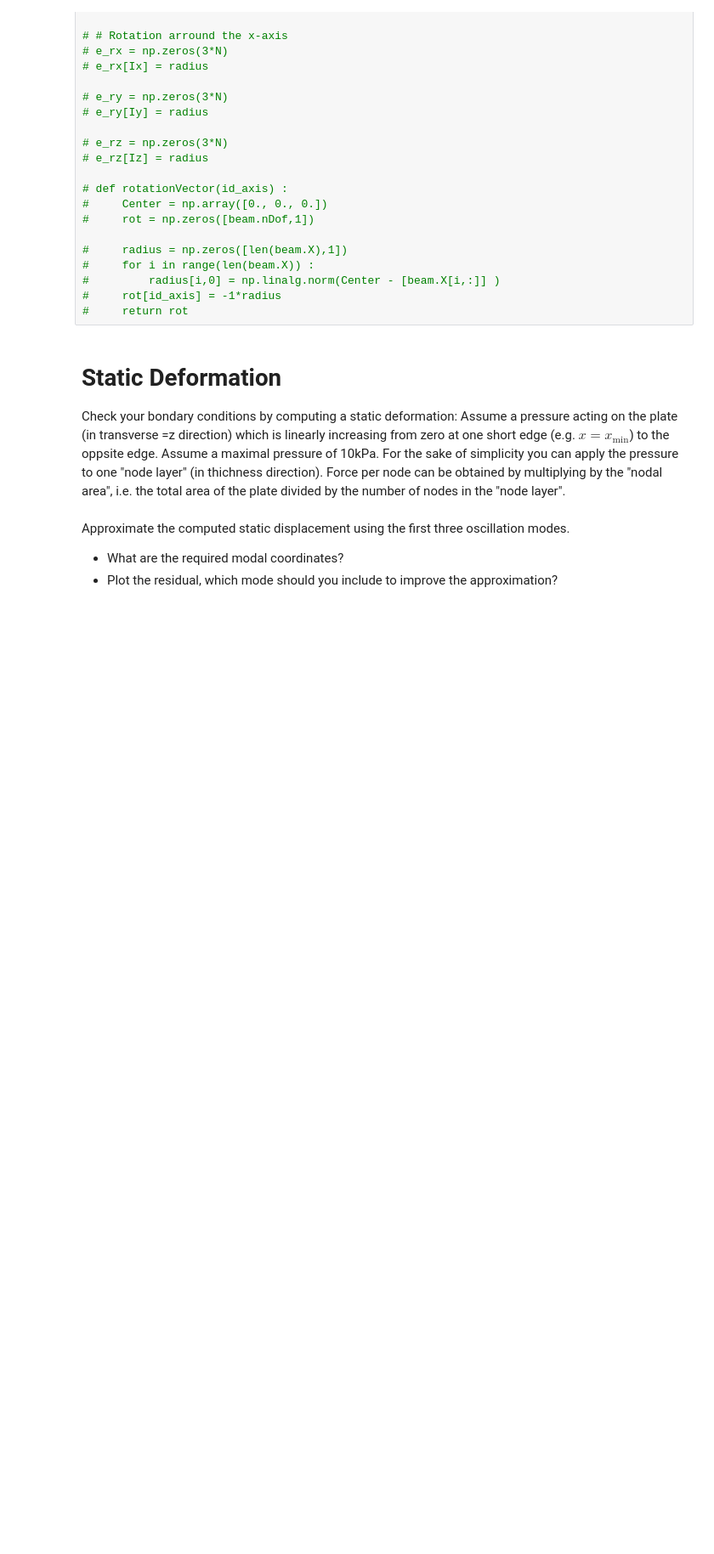
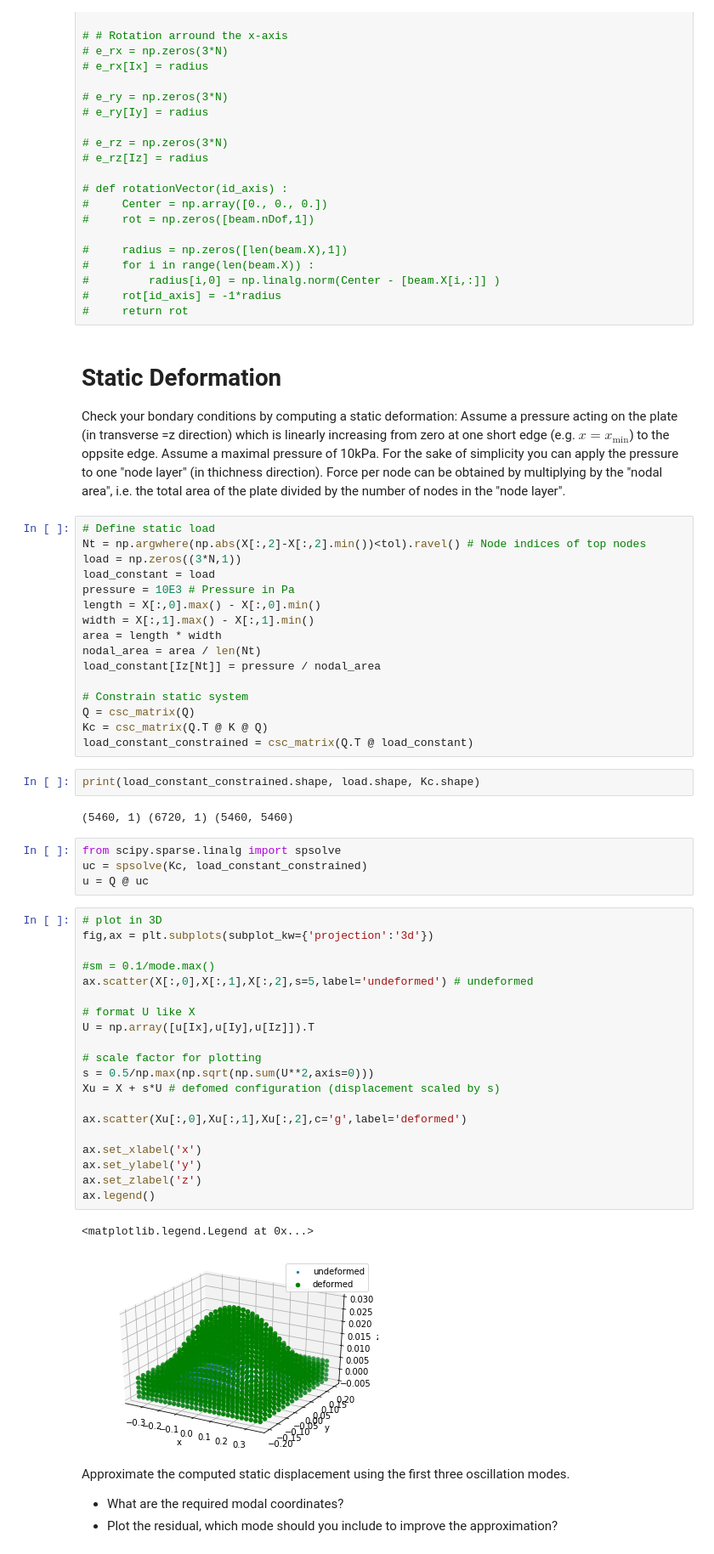
Before and after one commit to phmandl/modalanalyse, a Jupyter notebook: HW3/3_ModalSubspace_coupled_oscillators-richard.ipynb, the cells around one changed output. Shown at 85% size. Saved outputs shown, nothing was run; the diff lists cells and outputs as text; blank space fills up the shorter version.

Commit message:
solved static problem for a constant pressure load

```diff
--- a/HW3/3_ModalSubspace_coupled_oscillators-richard.ipynb
+++ b/HW3/3_ModalSubspace_coupled_oscillators-richard.ipynb
@@ -206,6 +206,53 @@ Check your bondary conditions by computing a static deformation: Assume a pressu
 Assume a maximal pressure of 10kPa.
 For the sake of simplicity you can apply the pressure to one "node layer" (in thichness direction).
 Force per node can be obtained by multiplying by the "nodal area", i.e. the total area of the plate divided by the number of nodes in the "node layer".
+# %%
+# Define static load
+Nt = np.argwhere(np.abs(X[:,2]-X[:,2].min())<tol).ravel() # Node indices of top nodes
+load = np.zeros((3*N,1))
+load_constant = load
+pressure = 10E3 # Pressure in Pa
+length = X[:,0].max() - X[:,0].min()
+width = X[:,1].max() - X[:,1].min()
+area = length * width
+nodal_area = area / len(Nt)
+load_constant[Iz[Nt]] = pressure / nodal_area
+
+# Constrain static system
+Q = csc_matrix(Q)
+Kc = csc_matrix(Q.T @ K @ Q)
+load_constant_constrained = csc_matrix(Q.T @ load_constant)
+# %%
+print(load_constant_constrained.shape, load.shape, Kc.shape)
+# %% [output]
+(5460, 1) (6720, 1) (5460, 5460)
+# %%
+from scipy.sparse.linalg import spsolve
+uc = spsolve(Kc, load_constant_constrained)
+u = Q @ uc
+# %%
+# plot in 3D
+fig,ax = plt.subplots(subplot_kw={'projection':'3d'})
+
+#sm = 0.1/mode.max()
+ax.scatter(X[:,0],X[:,1],X[:,2],s=5,label='undeformed') # undeformed
+
+# format U like X
+U = np.array([u[Ix],u[Iy],u[Iz]]).T
+
+# scale factor for plotting
+s = 0.5/np.max(np.sqrt(np.sum(U**2,axis=0)))
+Xu = X + s*U # defomed configuration (displacement scaled by s)
+
+ax.scatter(Xu[:,0],Xu[:,1],Xu[:,2],c='g',label='deformed')
+
+ax.set_xlabel('x')
+ax.set_ylabel('y')
+ax.set_zlabel('z')
+ax.legend()
+# %% [output]
+<matplotlib.legend.Legend at 0x...>
+[figure, added]
 # %% [markdown]
 Approximate the computed static displacement using the first three oscillation modes.
 * What are the required modal coordinates?
```
